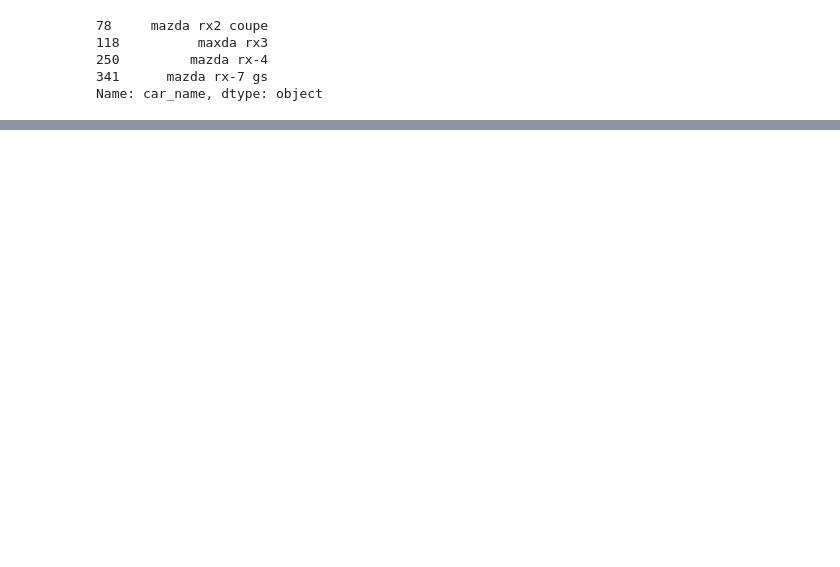
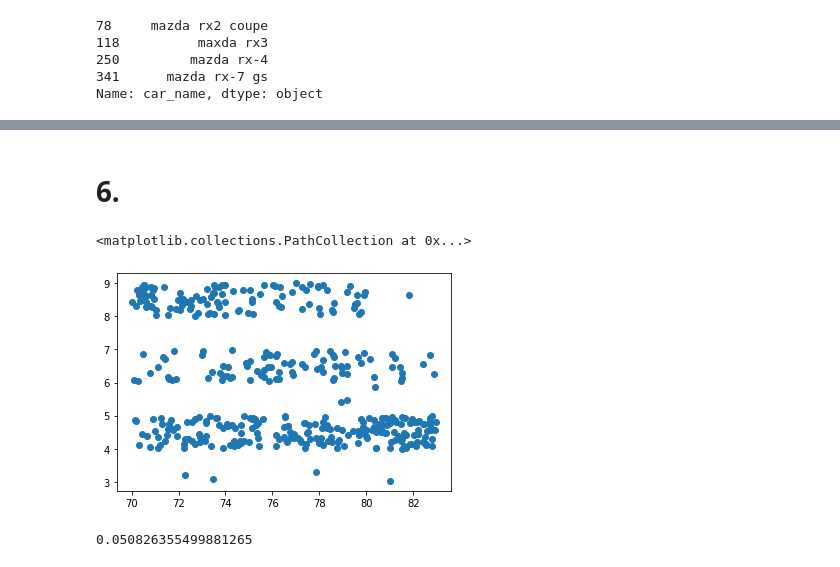
Before and after one commit to tonyvu1289/DV_lab03, a Jupyter notebook: code.ipynb, the cells around one changed output, grey strips where cells are left out. Saved outputs shown, nothing was run; the diff lists cells and outputs as text; code cells hidden in the pictures; blank space fills up the shorter version.

```diff
--- a/code.ipynb
+++ b/code.ipynb
@@ -57,0 +116,11 @@ Name: car_name, dtype: object
+# %% [markdown]
+# 6.
+# %%
+plt.scatter(data['model']+np.random.random(len(data['model'])), data['cylinders']+np.random.random(len(data['cylinders'])))
+# %% [output]
+<matplotlib.collections.PathCollection at 0x...>
+[figure, added]
+# %%
+np.random.normal(data['cylinders'].mean(),data['cylinders'].std())/100
+# %% [output]
+0.050826355499881265
```
Also changed, not shown: parts of 17 cells of this notebook.
